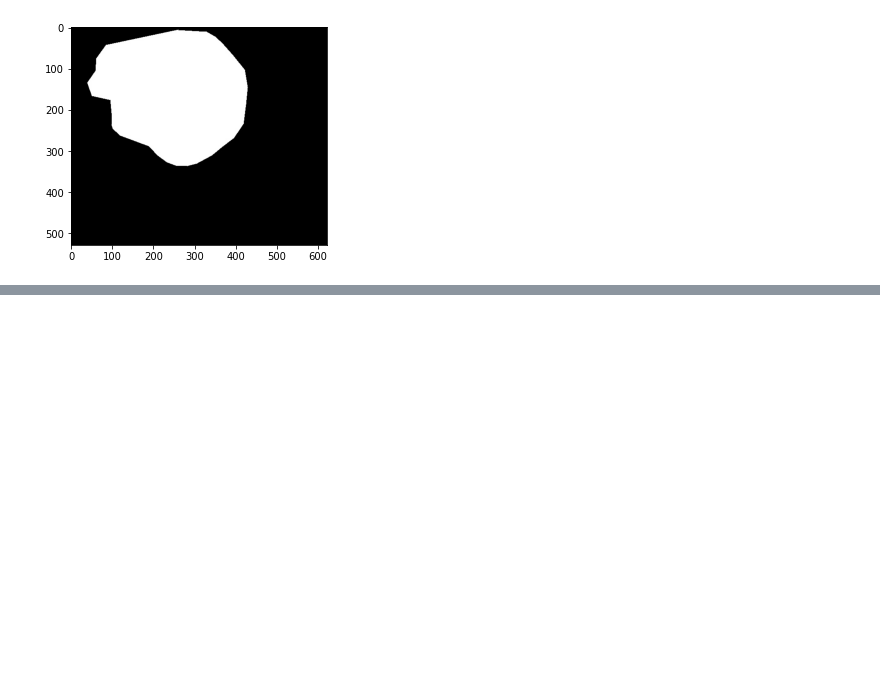
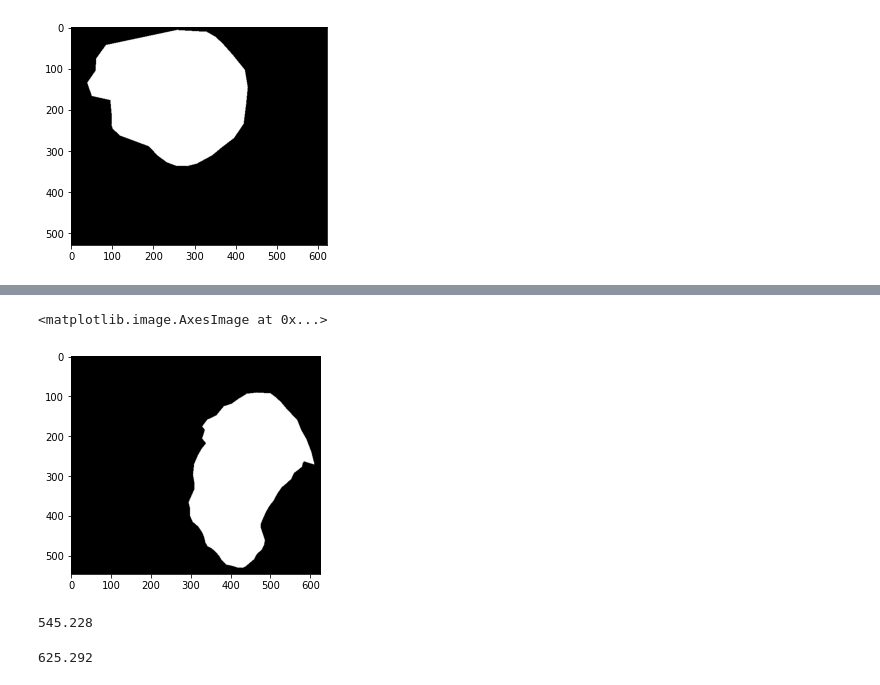
Before and after one commit to ronnief1/Polyp-Segmentation, a Jupyter notebook: image_mask_demo.ipynb, the cells around one changed output, grey strips where cells are left out. Drawn from its saved outputs; the diff is of its cells as text; code cells hidden in the pictures; blank space fills up the shorter version.

```diff
--- a/image_mask_demo.ipynb
+++ b/image_mask_demo.ipynb
@@ -30,0 +37,6 @@ plt.imshow(img, cmap='gray')
+# %%
+img = cv2.imread('/content/drive/MyDrive/ColabNotebooks/AppliedDeepLearning/Kvasir-SEG/output/test/masks/cju0u82z3cuma0835wlxrnrjv.jpg')
+plt.imshow(img, cmap='gray')
+# %% [output]
+<matplotlib.image.AxesImage at 0x...>
+[figure, added]
@@ -30,0 +53,8 @@ plt.imshow(img, cmap='gray')
+# %%
+np.mean(heights)
+# %% [output]
+545.228
+# %%
+np.mean(widths)
+# %% [output]
+625.292
```
Also changed, not shown: parts of 5 cells of this notebook.
